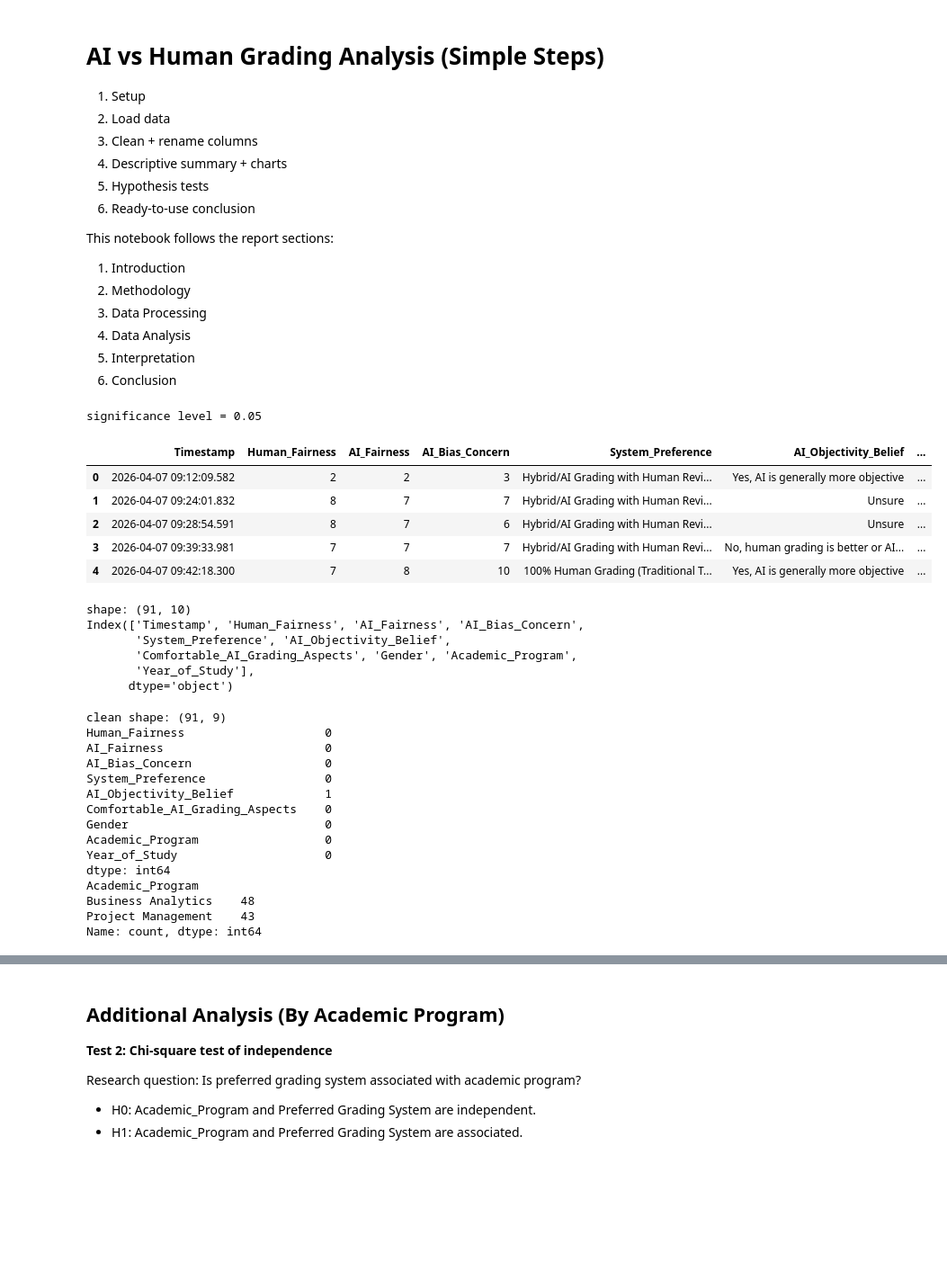
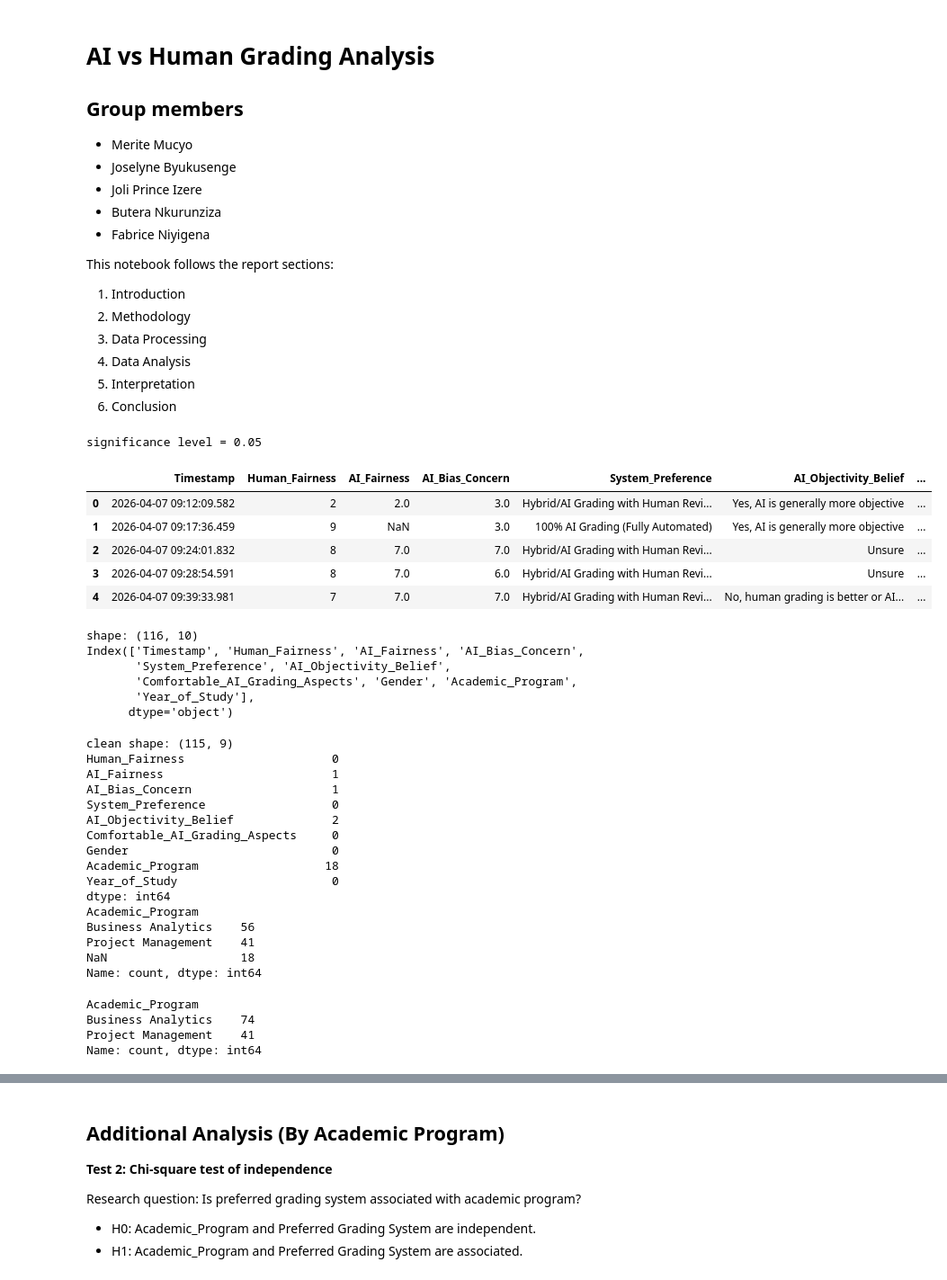
Before and after one commit to Merite-M/Statistics_Research_Project, a Jupyter notebook: Research_Analysis.ipynb, the cells around one changed output, grey strips where cells are left out. Shown at 90% size. Saved outputs shown, nothing was run; the diff lists cells and outputs as text; code cells hidden in the pictures; blank space fills up the shorter version.

```diff
--- a/Research_Analysis.ipynb
+++ b/Research_Analysis.ipynb
@@ -1,12 +1,13 @@
 # %% [markdown]
-# AI vs Human Grading Analysis (Simple Steps)
+# AI vs Human Grading Analysis
 
-1. Setup
-2. Load data
-3. Clean + rename columns
-4. Descriptive summary + charts
-5. Hypothesis tests
-6. Ready-to-use conclusion
+## Group members
+
+- Merite Mucyo
+- Joselyne Byukusenge
+- Joli Prince Izere
+- Butera Nkurunziza
+- Fabrice Niyigena
 
 This notebook follows the report sections:
 
@@ -30,21 +31,21 @@ print("significance level =", significance_level)
 significance level = 0.05
 # %%
 # Load survey data from Excel
-data = pd.read_excel("Student Perceptions of AI vs. Human Grading (Responses) (1).xlsx")
+data = pd.read_excel("Student Perceptions of AI vs. Human Grading Dataset.xlsx")
 data.head()
 # %% [output]
 |  | Timestamp | Human_Fairness | AI_Fairness | AI_Bias_Concern | System_Preference | AI_Objectivity_Belief | ... |
-| 0 | 2026-04-07 09:12:09.582 | 2 | 2 | 3 | Hybrid/AI Grading with Human Revi... | Yes, AI is generally more objective | ... |
-| 1 | 2026-04-07 09:24:01.832 | 8 | 7 | 7 | Hybrid/AI Grading with Human Revi... | Unsure | ... |
-| 2 | 2026-04-07 09:28:54.591 | 8 | 7 | 6 | Hybrid/AI Grading with Human Revi... | Unsure | ... |
-| 3 | 2026-04-07 09:39:33.981 | 7 | 7 | 7 | Hybrid/AI Grading with Human Revi... | No, human grading is better or AI... | ... |
-| 4 | 2026-04-07 09:42:18.300 | 7 | 8 | 10 | 100% Human Grading (Traditional T... | Yes, AI is generally more objective | ... |
+| 0 | 2026-04-07 09:12:09.582 | 2 | 2.0 | 3.0 | Hybrid/AI Grading with Human Revi... | Yes, AI is generally more objective | ... |
+| 1 | 2026-04-07 09:17:36.459 | 9 | NaN | 3.0 | 100% AI Grading (Fully Automated) | Yes, AI is generally more objective | ... |
+| 2 | 2026-04-07 09:24:01.832 | 8 | 7.0 | 7.0 | Hybrid/AI Grading with Human Revi... | Unsure | ... |
+| 3 | 2026-04-07 09:28:54.591 | 8 | 7.0 | 6.0 | Hybrid/AI Grading with Human Revi... | Unsure | ... |
+| 4 | 2026-04-07 09:39:33.981 | 7 | 7.0 | 7.0 | Hybrid/AI Grading with Human Revi... | No, human grading is better or AI... | ... |
 # %%
 # Quick structure check
 print("shape:", data.shape)
 print(data.columns)
 # %% [output]
-shape: (91, 10)
+shape: (116, 10)
 Index(['Timestamp', 'Human_Fairness', 'AI_Fairness', 'AI_Bias_Concern',
        'System_Preference', 'AI_Objectivity_Belief',
        'Comfortable_AI_Grading_Aspects', 'Gender', 'Academic_Program',
@@ -68,21 +69,31 @@ print("clean shape:", data.shape)
 print(data.isna().sum())
 print(data["Academic_Program"].value_counts(dropna=False))
 # %% [output]
-clean shape: (91, 9)
-Human_Fairness                    0
-AI_Fairness                       0
-AI_Bias_Concern                   0
-System_Preference                 0
-AI_Objectivity_Belief             1
-Comfortable_AI_Grading_Aspects    0
-Gender                            0
-Academic_Program                  0
-Year_of_Study                     0
+clean shape: (115, 9)
+Human_Fairness                     0
+AI_Fairness                        1
+AI_Bias_Concern                    1
+System_Preference                  0
+AI_Objectivity_Belief              2
+Comfortable_AI_Grading_Aspects     0
+Gender                             0
+Academic_Program                  18
+Year_of_Study                      0
 dtype: int64
 Academic_Program
-Business Analytics    48
-Project Management    43
+Business Analytics    56
+Project Management    41
+NaN                   18
 Name: count, dtype: int64
+# %%
+# Filling missing values in Academic_Program with mode
+data["Academic_Program"] = data["Academic_Program"].fillna(data["Academic_Program"].mode()[0])
+print(data["Academic_Program"].value_counts(dropna=False))
+# %% [output]
+Academic_Program
+Business Analytics    74
+Project Management    41
+Name: count, dtype: int64
 # %%
 # Descriptive summary for main numeric variables
 summary_cols = ["Human_Fairness", "AI_Fairness", "AI_Bias_Concern"]
```
Also changed, not shown: parts of 11 cells of this notebook, 4 other files.
